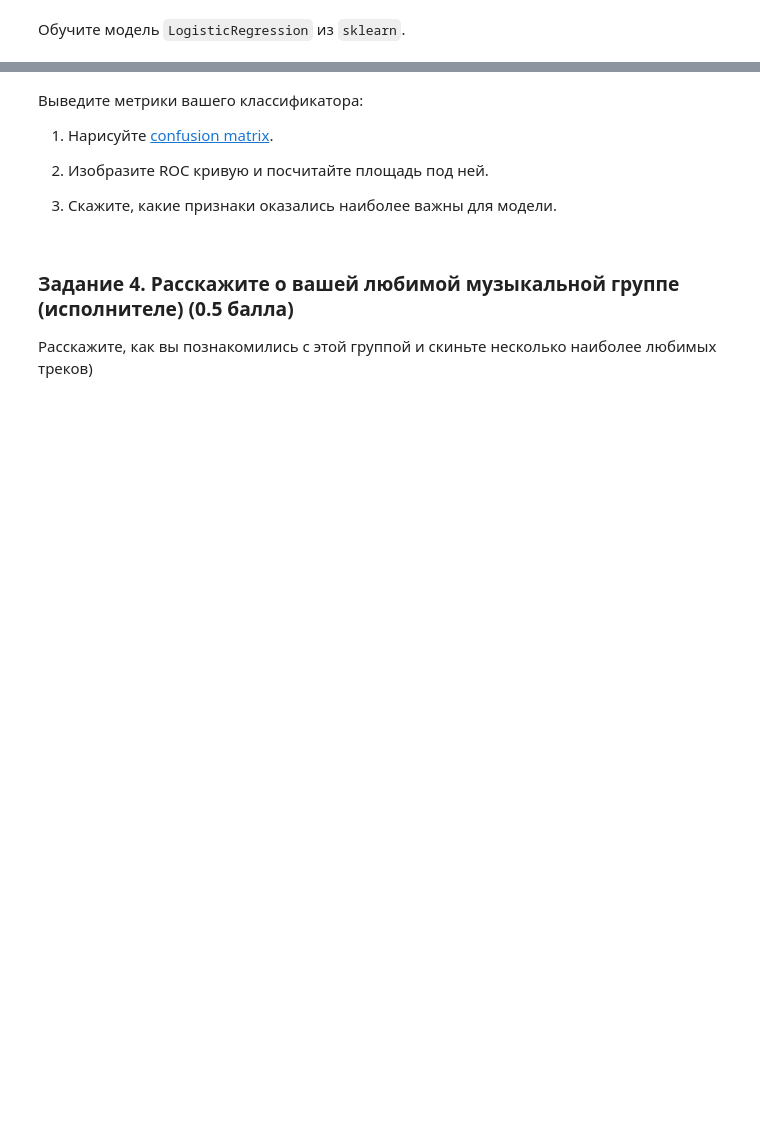
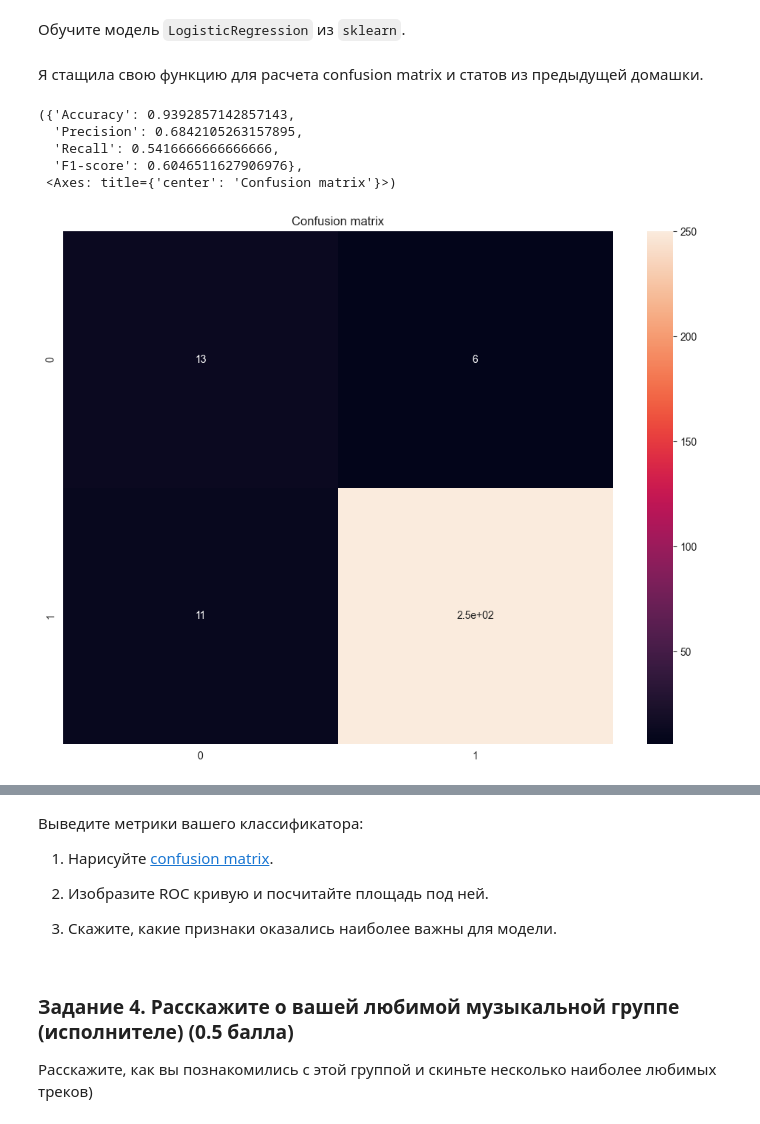
Before and after one commit to anshtompel/BI_ML_2024, a Jupyter notebook: hw2_linmod/code/Linear_models.ipynb, the cells around one changed output, grey strips where cells are left out. Cells and saved outputs as stored; diff of their text form; code cells hidden in the pictures; blank space fills up the shorter version.

```diff
--- a/hw2_linmod/code/Linear_models.ipynb
+++ b/hw2_linmod/code/Linear_models.ipynb
@@ -592,0 +669,2 @@ pokemon.head()
+# %%
+pokemon['Legendary'].replace({True: 1, False: 0}, inplace = True)
@@ -593,2 +678,62 @@ pokemon.head()
 # %% [markdown]
 Обучите модель `LogisticRegression` из `sklearn`.
+# %%
+pokemon_X = pokemon[['Attack', 'Defense', 'Speed', 'Total' ]]
+pokemon_y = pokemon['Legendary']
+
+
+X_train, X_test, y_train, y_test = train_test_split(pokemon_X, pokemon_y, test_size = 0.35)
+logreg = LogisticRegression()
+
+logreg.fit(X_train, y_train)
+y_pred = logreg.predict(X_test)
+
+
+y_score = logreg.predict_proba(X_test)[:, 1]
+# %% [markdown]
+Я стащила свою функцию для расчета confusion matrix и статов из предыдущей домашки.
+# %%
+def binary_classification_metrics(y_pred, y_true):
+    y_true = y_true.astype(int)
+
+    false_pos = 0
+    false_neg = 0
+    true_pos = 0
+    true_neg = 0
+
+    for actual, predicted in zip(y_true, y_pred):
+        if predicted == actual:
+            if predicted == 1: # tp
+                true_pos += 1
+            else: # tn
+                true_neg += 1
+        else:
+            if predicted == 1: # fp
+                false_pos += 1
+            else: # fn
+                false_neg += 1
+
+    confusion_matrix = np.array([
+        [true_pos, false_pos],
+        [false_neg, true_neg]
+    ])
+    accuracy = (true_pos + true_neg)/np.sum(confusion_matrix)
+    precision = (true_pos/(true_pos + false_pos))
+    recall = (true_pos/(true_pos + false_neg))
+    f1_score = 2*(precision * recall)/(precision+recall)
+    metrics = {'Accuracy': accuracy, 'Precision': precision, 'Recall': recall, 'F1-score': f1_score}
+
+    fig = sns.heatmap(confusion_matrix, annot=True)
+    plt.title('Confusion matrix');
+
+    return metrics, fig
+
+
+binary_classification_metrics(y_pred, y_test)
+# %% [output]
+({'Accuracy': 0.9392857142857143,
+  'Precision': 0.6842105263157895,
+  'Recall': 0.5416666666666666,
+  'F1-score': 0.6046511627906976},
+ <Axes: title={'center': 'Confusion matrix'}>)
+[figure, added]
```
Also changed, not shown: parts of 18 cells of this notebook.
